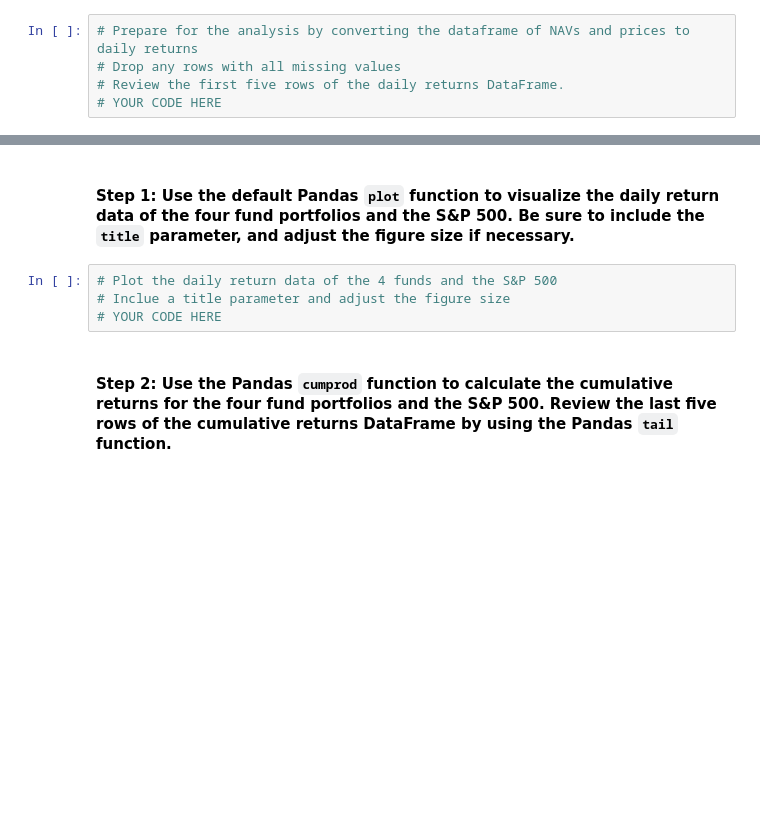
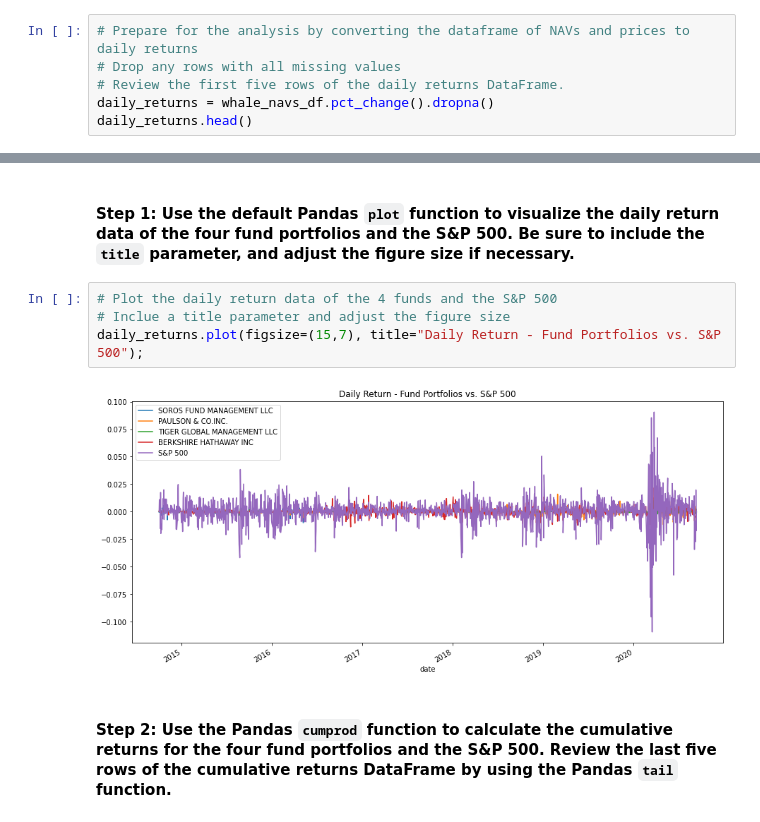
Before and after one commit to jasonjgarcia24/risk-return-analysis, a Jupyter notebook: risk_return_analysis.ipynb, the cells around one changed output, grey strips where cells are left out. Cells and saved outputs as stored; diff of their text form; blank space fills up the shorter version.

```diff
--- a/risk_return_analysis.ipynb
+++ b/risk_return_analysis.ipynb
@@ -132,4 +132,5 @@ display(whale_navs_df.head())
 # Prepare for the analysis by converting the dataframe of NAVs and prices to daily returns
 # Drop any rows with all missing values
 # Review the first five rows of the daily returns DataFrame.
-# YOUR CODE HERE
+daily_returns = whale_navs_df.pct_change().dropna()
+daily_returns.head()
@@ -148,7 +157,9 @@ Analyze the data to determine if any of the portfolios outperform the broader st
 # %%
 # Plot the daily return data of the 4 funds and the S&P 500
 # Inclue a title parameter and adjust the figure size
-# YOUR CODE HERE
+daily_returns.plot(figsize=(15,7), title="Daily Return - Fund Portfolios vs. S&P 500");
+# %% [output]
+[figure, added]
 # %% [markdown]
 #### Step 2: Use the Pandas `cumprod` function to calculate the cumulative returns for the four fund portfolios and the S&P 500. Review the last five rows of the cumulative returns DataFrame by using the Pandas `tail` function.
 # %%
```
Also changed, not shown: parts of 1 cell of this notebook.
